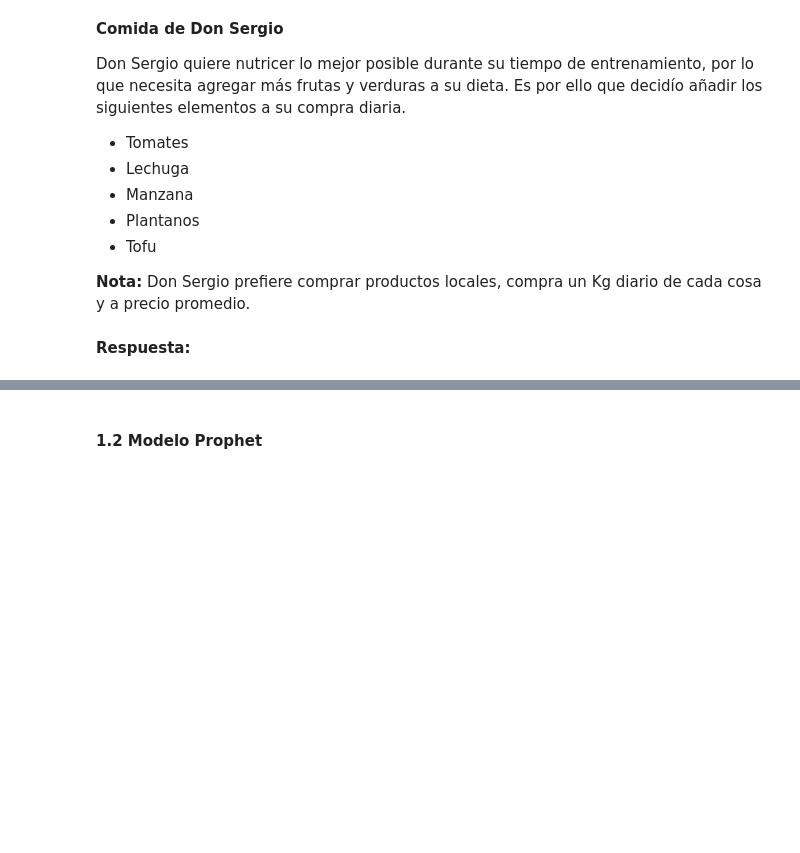
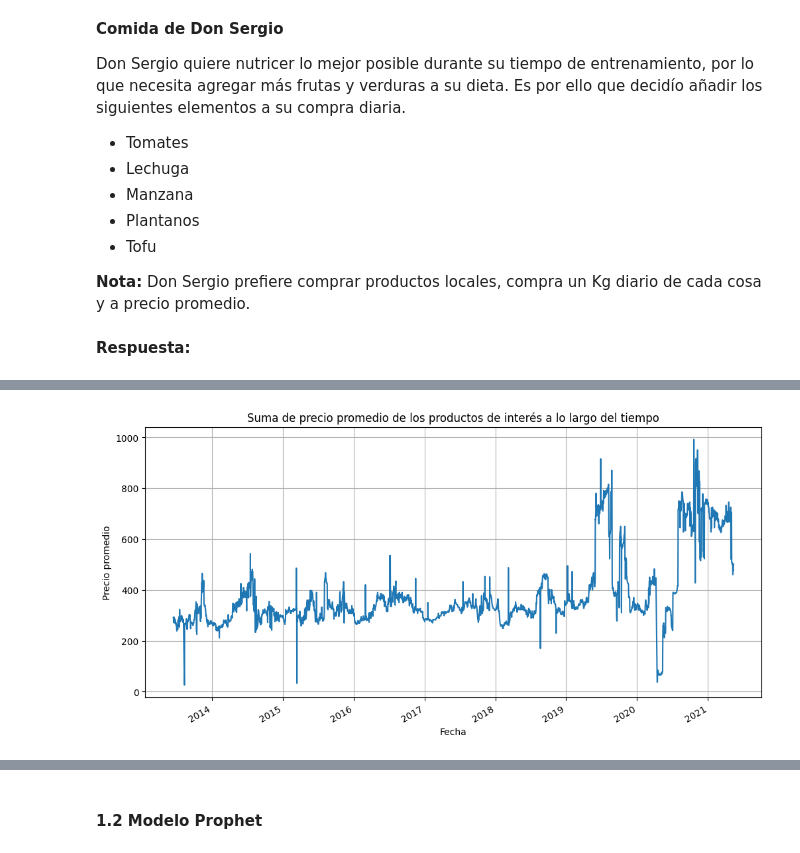
Before and after one commit to BenjaminAnguloCaro/MDS7202, a Jupyter notebook: enunciado_lab8.ipynb, the cells around one changed output, grey strips where cells are left out. Cells and saved outputs as stored; diff of their text form; code cells hidden in the pictures; blank space fills up the shorter version.

```diff
--- a/enunciado_lab8.ipynb
+++ b/enunciado_lab8.ipynb
@@ -137,3 +137,5 @@ Don Sergio quiere nutricer lo mejor posible durante su tiempo de entrenamiento,
 **Respuesta:**
 # %%
 # Leer el dataset
+df = pd.read_csv('fruit_vegetables.csv')
+df.head()
@@ -141,0 +169,18 @@ Don Sergio quiere nutricer lo mejor posible durante su tiempo de entrenamiento,
+# %%
+# Crear máscara con elementos de búsqueda y seleccionar
+
+# filtramos los elementos de interés para don sergio (tomate, lechuga, manzana, plátanos y tofu), además se considera que prefiere productos locales (hay tomate de distintos lugares)
+df_filtered = df[df['Commodity'].str.contains('Apple') |
+                 df['Commodity'].str.contains('Banana') |
+                 df['Commodity'].str.contains('Lettuce') |
+                 df['Commodity'].str.contains('Tofu') |
+                 (df['Commodity'].str.contains('Tomato') & df['Commodity'].str.contains('Local'))]
+df_filtered.reset_index(drop=True, inplace=True)
+# en Unit están Kg, KG y Doz, entonces pasamos las columnas en dozen (plátanos) a kilogramo considerando que un kilo de plátanos normalmente son 6 plátanos -> Don Sergio compra 1 kilo diario
+df1 = df_filtered.copy()
+df1.loc[(df1['Commodity'].str.contains('Banana')) & (df1['Unit'] == 'Doz'), ['Minimum', 'Maximum', 'Average']] /= 2  # se dividen en 2 porque una docena son aprox 2 kg
+df1.loc[(df1['Commodity'].str.contains('Banana')) & (df1['Unit'] == 'Doz'), 'Unit'] = 'Kg'                           # se reemplaza Doz por Kg
+df1['Date'] = pd.to_datetime(df1['Date'])  # cambiamos formato de Date
+df1.reset_index(drop=True, inplace=True)
+
+df1
@@ -142,2 +201,4 @@ Don Sergio quiere nutricer lo mejor posible durante su tiempo de entrenamiento,
 # %%
 # Agrupar por fecha en la columna average y sumar, obtener serie de tiempo
+serie_tiempo = df1.groupby('Date')['Average'].sum()
+serie_tiempo
@@ -150,0 +219,11 @@ from statsmodels.tsa.seasonal import seasonal_decompose
+# %%
+# Graficar serie de tiempo
+plt.figure(figsize=(12, 6))
+serie_tiempo.plot()
+plt.title('Suma de precio promedio de los productos de interés a lo largo del tiempo')
+plt.xlabel('Fecha')
+plt.ylabel('Precio promedio')
+plt.grid(True)
+plt.show()
+# %% [output]
+[figure, added]
```
Also changed, not shown: parts of 12 cells of this notebook.
